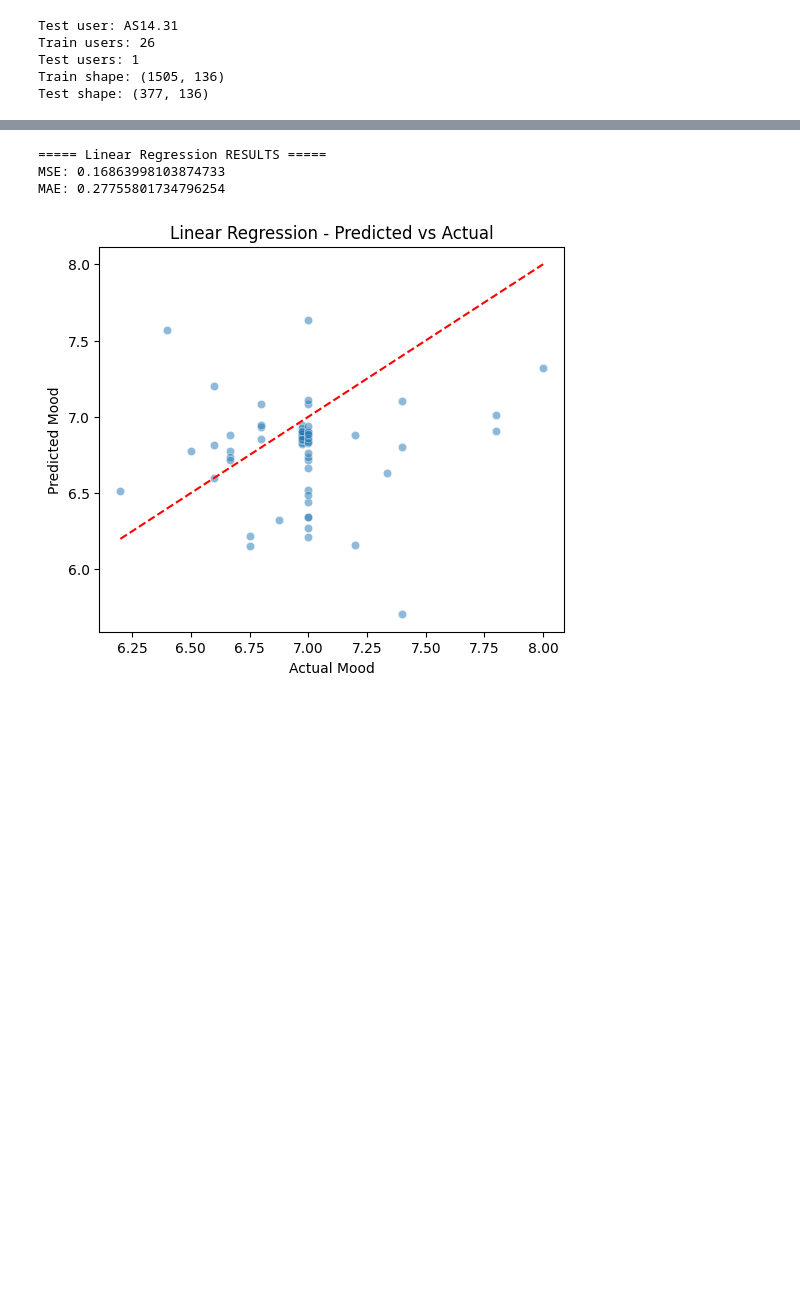
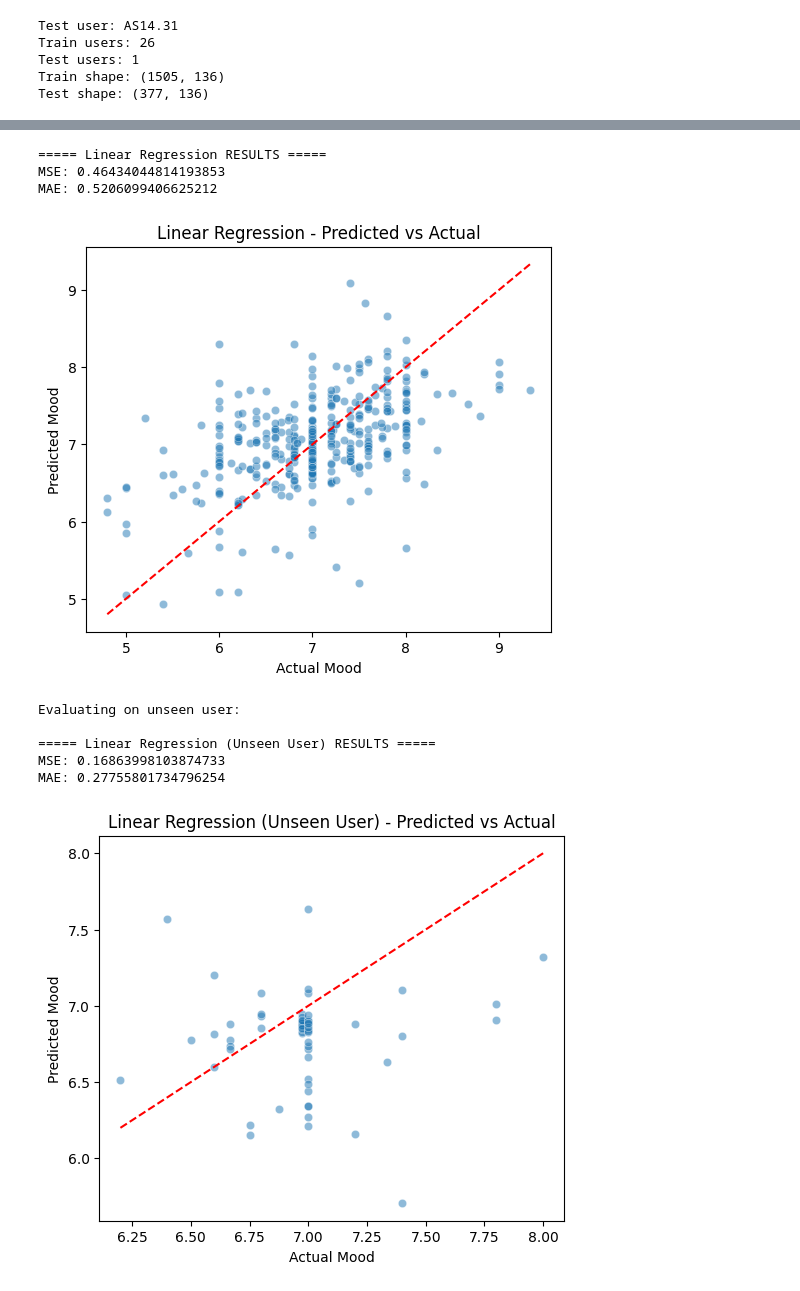
Before and after one commit to amee342/DataMining, a Jupyter notebook: data_exploratory_raghav.ipynb, the cells around one changed output, grey strips where cells are left out. Saved outputs shown, nothing was run; the diff lists cells and outputs as text; code cells hidden in the pictures; blank space fills up the shorter version.

```diff
--- a/data_exploratory_raghav.ipynb
+++ b/data_exploratory_raghav.ipynb
@@ -1340,13 +1419,22 @@ MAE: 0.16841137324598074
 # %%
 linear_reg = Pipeline([
     ("scaler", StandardScaler()),
     ("model", LinearRegression())
 ])
 
 linear_reg.fit(X_train, y_train_reg)
-lr_pred = evaluate_model_reg(linear_reg, X_test, y_test_reg, "Linear Regression")
+lr_pred = evaluate_model_reg(linear_reg, X_val, y_val_reg, "Linear Regression")
+
+print("\nEvaluating on unseen user:")
+lr_pred_unseen = evaluate_model_reg(linear_reg, X_test, y_test_reg, "Linear Regression (Unseen User)")
 # %% [output]
 ===== Linear Regression RESULTS =====
-MSE: 0.16863998103874733
-MAE: 0.27755801734796254
+MSE: 0.46434044814193853
+MAE: 0.5206099406625212
-[figure, old version]
+[figure, new version]
+Evaluating on unseen user:
+
+===== Linear Regression (Unseen User) RESULTS =====
+MSE: 0.16863998103874733
+MAE: 0.27755801734796254
+[figure, added]
```
Also changed, not shown: parts of 5 cells of this notebook.
